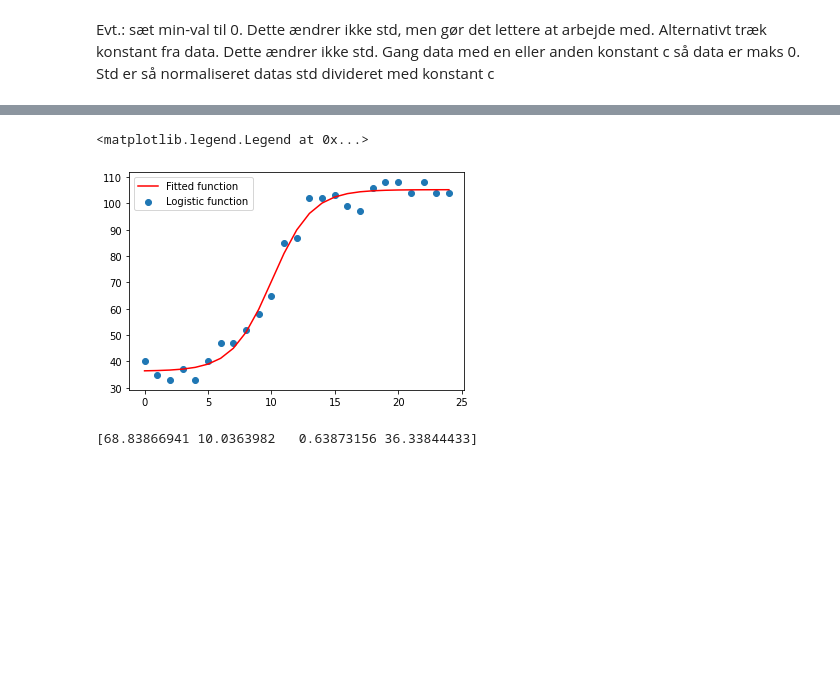
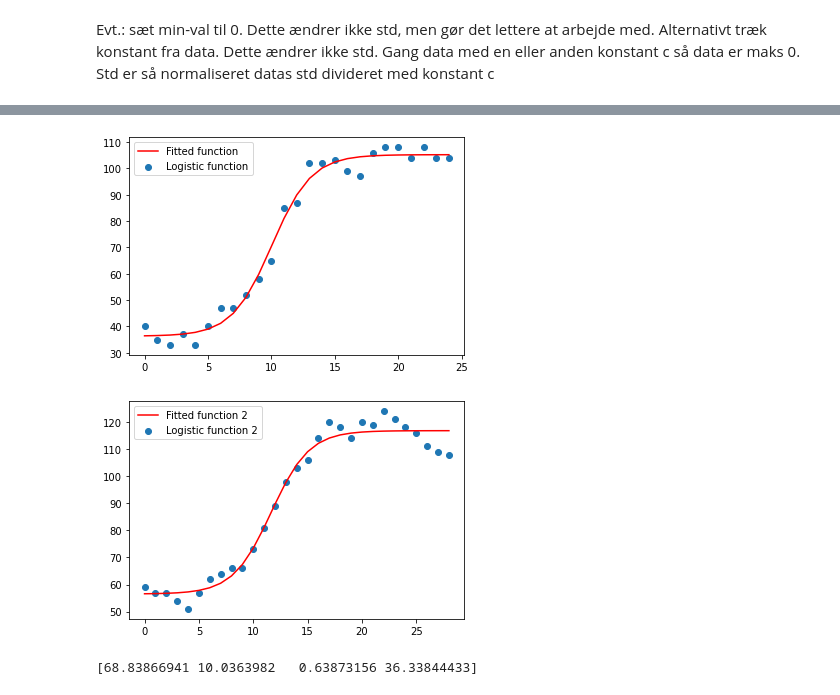
Before and after one commit to Nugni/Bachelor_rep_angiograms, a Jupyter notebook: src/testSpreadFunc.ipynb, the cells around one changed output, grey strips where cells are left out. Cells and saved outputs as stored; diff of their text form; code cells hidden in the pictures; blank space fills up the shorter version.

```diff
--- a/src/testSpreadFunc.ipynb
+++ b/src/testSpreadFunc.ipynb
@@ -84,12 +102,20 @@ def logifunc(x,A,x0,k,off):
 # %%
 y = slice1[0]
 popt, pcov = curve_fit(logifunc, x, y, p0=[90,10,0.3,30])
 plt.scatter(x,y,label='Logistic function')
 plt.plot(x, logifunc(x, *popt), 'r-',label='Fitted function')
 plt.legend()
+plt.show()
+
+y2 = slice2[0]
+popt2, pcov2 = curve_fit(logifunc, x2, y2, p0=[90,10,0.3,30])
+plt.scatter(x2,y2,label='Logistic function 2')
+plt.plot(x2, logifunc(x2, *popt2), 'r-',label='Fitted function 2')
+plt.legend()
+plt.show()
 # %% [output]
-<matplotlib.legend.Legend at 0x...>
 [figure]
+[figure, added]
 # %%
 #sigma af den afledte er da π2/3k2
 #https://en.wikipedia.org/wiki/Logistic_function
```
Also changed, not shown: parts of 8 cells of this notebook.
